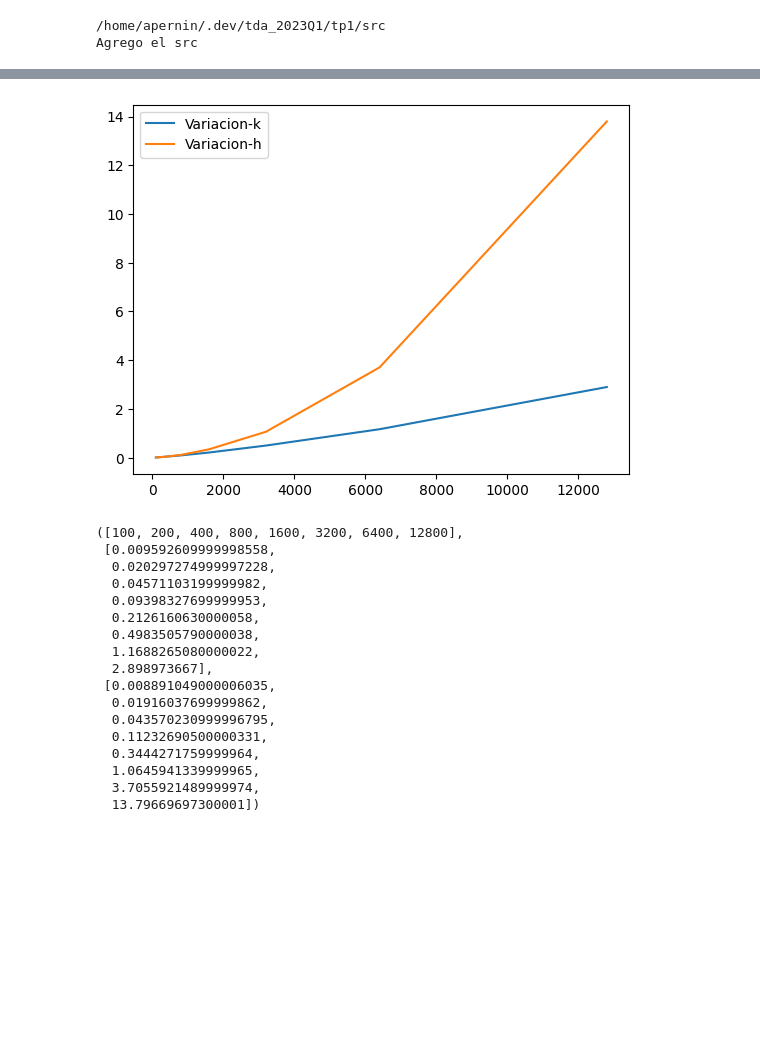
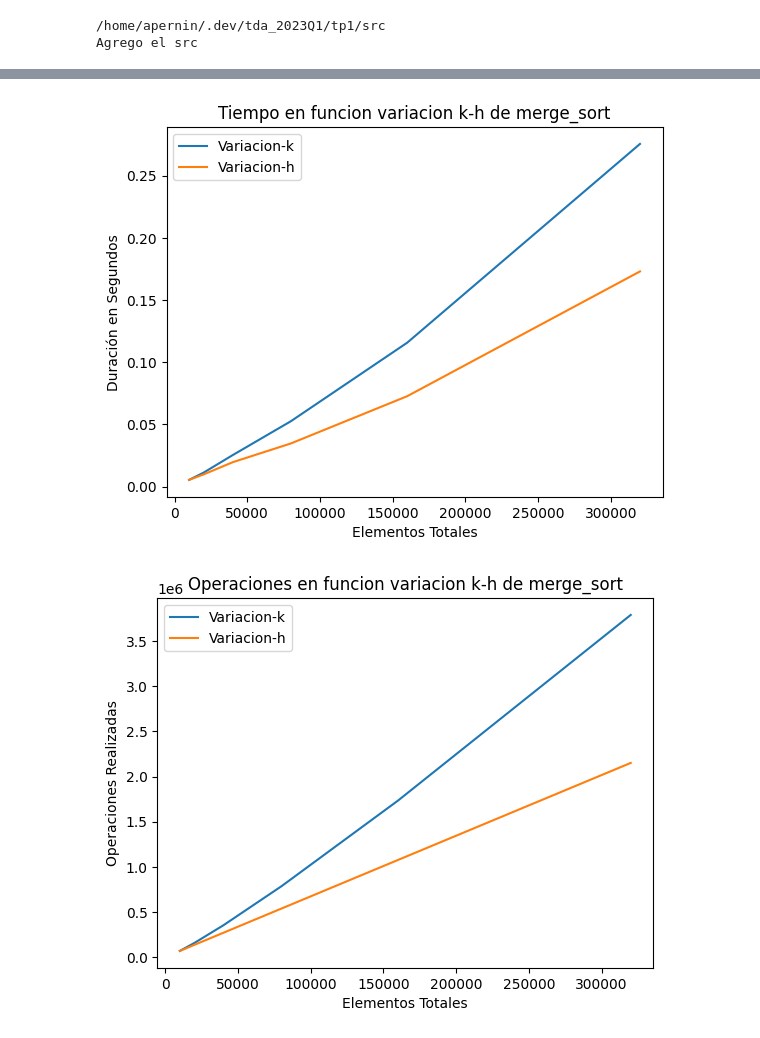
Before and after one commit to aleperno/tda_2023Q1, a Jupyter notebook: tp1/src/notebooks/Graficos.ipynb, the cells around one changed output, grey strips where cells are left out. Cells and saved outputs as stored; diff of their text form; code cells hidden in the pictures; blank space fills up the shorter version.

```diff
--- a/tp1/src/notebooks/Graficos.ipynb
+++ b/tp1/src/notebooks/Graficos.ipynb
@@ -18,36 +20,0 @@ from main import create_test_dataset, new_heap_sort, merge_sort, perform_time_te
-# %%
-def test_and_plot(initial_h, initial_k, max_iter, func):
-    h = initial_h
-    ts_h = []
-    k = initial_k
-    ts_k = []
-
-    ns = []
-
-    n = 0
-
-    while n < max_iter:
-        # Fijo "n"
-        ns.append(k)
-        # Primero fijo h y pruebo k
-        dataset = create_test_dataset(k=k, h=initial_h)
-        _, t = perform_time_test(func, dataset)
-        ts_k.append(t)
-
-        k *= 2
-
-        # Ahora fijo k y pruebo h
-        dataset = create_test_dataset(k=initial_k, h=h)
-        _, t = perform_time_test(func, dataset)
-        ts_h.append(t)
-
-        h *= 2
-
-        n += 1
-
-    plt.plot(ns, ts_k, label='Variacion-k')
-    plt.plot(ns, ts_h, label='Variacion-h')
-    plt.legend()
-    plt.show()
-
-    return ns, ts_k, ts_h
@@ -77,21 +20,0 @@ test_and_plot(initial_h=100, initial_k=100, max_iter=9, func=merge_sort)
-# %%
-test_and_plot(initial_h=100, initial_k=100, max_iter=8, func=new_heap_sort)
-# %% [output]
-[figure, removed]
-([100, 200, 400, 800, 1600, 3200, 6400, 12800],
- [0.009592609999998558,
-  0.020297274999997228,
-  0.04571103199999982,
-  0.09398327699999953,
-  0.2126160630000058,
-  0.4983505790000038,
-  1.1688265080000022,
-  2.898973667],
- [0.008891049000006035,
-  0.01916037699999862,
-  0.043570230999996795,
-  0.11232690500000331,
-  0.3444271759999964,
-  1.0645941339999965,
-  3.7055921489999974,
-  13.79669697300001])
@@ -97,0 +82,5 @@ test_and_plot(initial_h=100, initial_k=100, max_iter=8, func=new_heap_sort)
+# %%
+test_and_plot(initial_h=100, initial_k=100, max_iter=6, func=merge_sort, multi=2)
+# %% [output]
+[figure, added]
+[figure, added]
```
Also changed, not shown: parts of 7 cells of this notebook, 8 other files.
